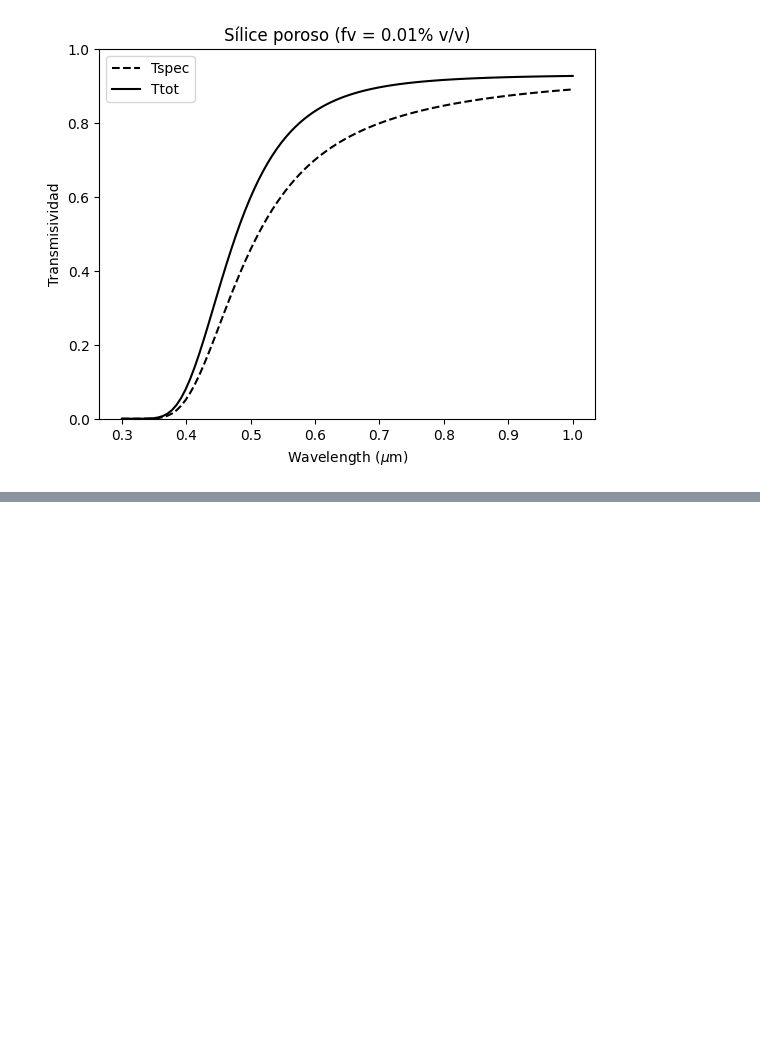
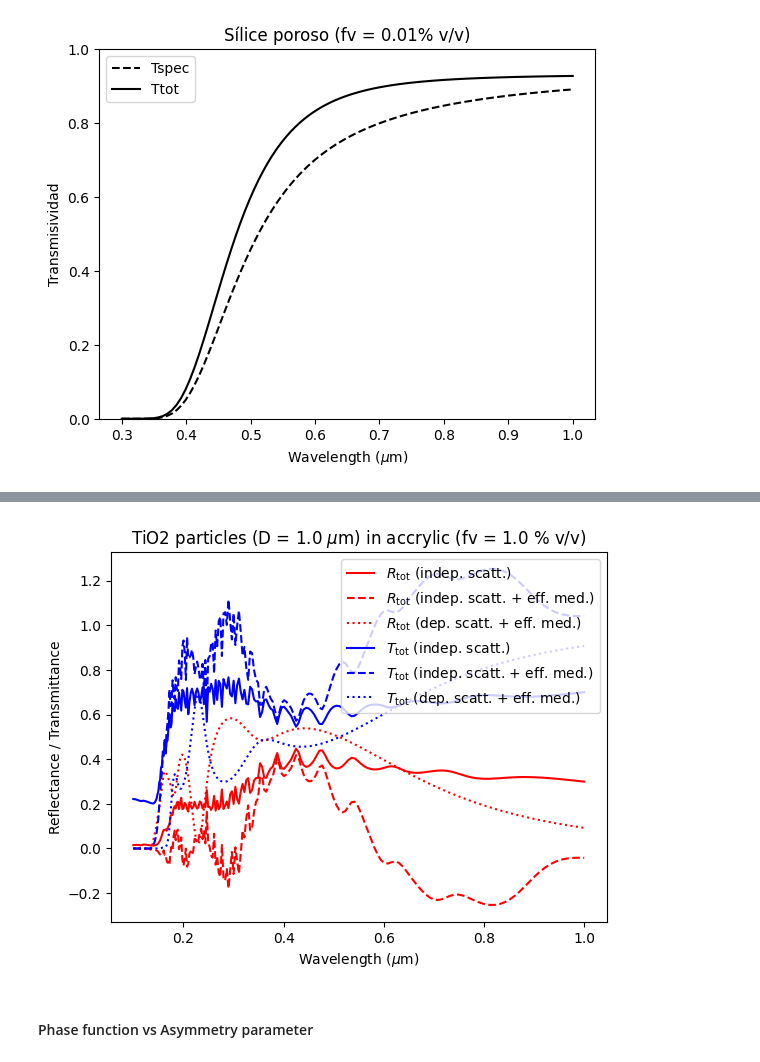
Before and after one commit to PanxoPanza/empylib, a Jupyter notebook: docs/rad_transfer_test.ipynb, the cells around one changed output, grey strips where cells are left out. Cells and saved outputs as stored; diff of their text form; code cells hidden in the pictures; blank space fills up the shorter version.

```diff
--- a/docs/rad_transfer_test.ipynb
+++ b/docs/rad_transfer_test.ipynb
@@ -101,0 +130,21 @@ plt.show()
+# %%
+# plotting reflectance
+plt.plot(lam,Rtot,'-r',label='$R_\mathrm{tot}$ (indep. scatt.)')
+plt.plot(lam,Rtot_eff,'--r',label='$R_\mathrm{tot}$ (indep. scatt. + eff. med.)')
+plt.plot(lam,Rtot_dsds_eff,':r',label='$R_\mathrm{tot}$ (dep. scatt. + eff. med.)')
+
+# plotting transmittance
+plt.plot(lam,Ttot,'-b',label='$T_\mathrm{tot}$ (indep. scatt.)')
+plt.plot(lam,Ttot_eff,'--b',label='$T_\mathrm{tot}$ (indep. scatt. + eff. med.)')
+plt.plot(lam,Ttot_ds_eff,':b',label='$T_\mathrm{tot}$ (dep. scatt. + eff. med.)')
+
+plt.xlabel('Wavelength ($\mu$m)')
+plt.ylabel('Reflectance / Transmittance')
+plt.title(f'TiO2 particles (D = {Dp:.1f} $\mu$m) in accrylic (fv = {fv*100:.1f} % v/v)')
+plt.legend()
+# plt.ylim(0,1)
+plt.show()
+# %% [output]
+[figure, added]
+# %% [markdown]
+#### Phase function vs Asymmetry parameter
```
Also changed, not shown: parts of 17 cells of this notebook, 4 other files.
